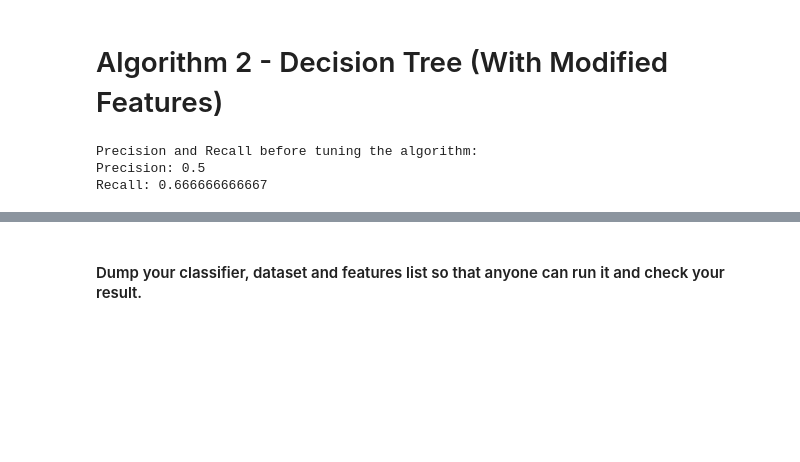
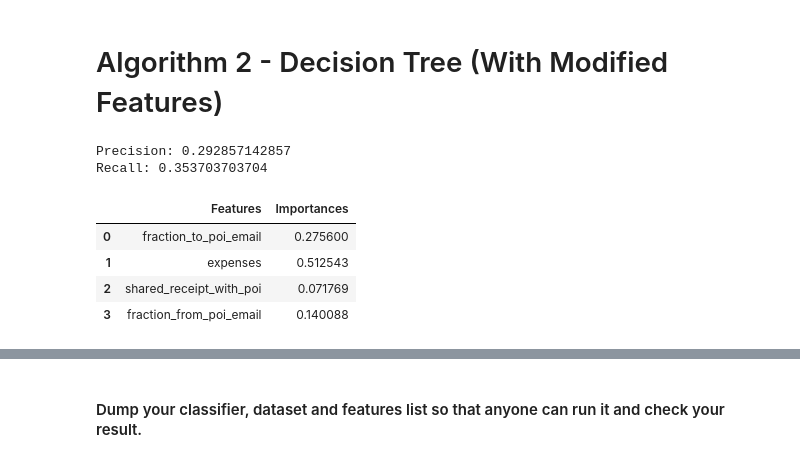
Before and after one commit to preetrajdeo/Enron-Email, a Jupyter notebook: FinalProject.ipynb, the cells around one changed output, grey strips where cells are left out. Cells and saved outputs as stored; diff of their text form; code cells hidden in the pictures; blank space fills up the shorter version.

```diff
--- a/FinalProject.ipynb
+++ b/FinalProject.ipynb
@@ -375,42 +361,50 @@ Feature Importances for the Variables I used:
 I did not have to do any scaling because I was using a Decision Tree and Decision Trees don’t require scaling usually.
 # %% [markdown]
 # Algorithm 2 - Decision Tree (With Modified Features)
-# %%
-##According to these results I pick the following features.
-features_list_rev = ['poi', 'fraction_to_poi_email',
-                     'expenses', 'shared_receipt_with_poi']
-##Now I deply the decision tree again for the new features.
-data_dt_rev = featureFormat(data_dict, features_list_rev)
-
-#Now its time to split the dataset into features and labels. The code below assumes that the first variable is the
-#label.
-
-labels, features = targetFeatureSplit(data_dt_rev)
-
-#Let's split the dataset into training and testing data
-from sklearn import cross_validation
-features_train, features_test, labels_train, labels_test = cross_validation.train_test_split(
-    features, labels, test_size=0.1, random_state=42)
-
-
-#Now let's deploy the decision tree and calculate the accuracy, precision and recall before
-#tuning the algorithm
-
-
-from sklearn.tree import DecisionTreeClassifier
-clf = DecisionTreeClassifier()
-clf.fit(features_train,labels_train)
-score = clf.score(features_test,labels_test)
-pred= clf.predict(features_test)
-print 'Precision and Recall before tuning the algorithm:'
-
-from sklearn.metrics import precision_score, recall_score
-print 'Precision:', precision_score(labels_test, pred)
-print 'Recall:', recall_score(labels_test, pred)
-# %% [output]
-Precision and Recall before tuning the algorithm:
-Precision: 0.5
-Recall: 0.666666666667
+# %%
+##According to these results I pick the following features.
+features_list = ['poi', 'fraction_to_poi_email',
+                     'expenses', 'shared_receipt_with_poi',
+                     'fraction_from_poi_email']
+data_dt = featureFormat(my_dataset, features_list)
+
+labels, features = targetFeatureSplit(data_dt)
+
+precision_all = []
+recall_all = []
+
+kf = KFold(len(data_dt))
+for train_indices, test_indices in kf:
+    features_train= [features[ii] for ii in train_indices]
+    features_test= [features[ii] for ii in test_indices]
+    labels_train=[labels[ii] for ii in train_indices]
+    labels_test=[labels[ii] for ii in test_indices]
+    clf = DecisionTreeClassifier()
+    clf.fit(features_train,labels_train)
+    pred = clf.predict(features_test)
+    precision_all.append(precision_score(labels_test,pred))
+    recall_all.append(recall_score(labels_test,pred))
+    importances = clf.feature_importances_
+
+
+print 'Precision:', np.average(precision_all)
+print 'Recall:', np.average(recall_all)
+
+
+import pandas as pd
+
+data_imp = pd.DataFrame(
+    {'Features': features_list[1:],
+     'Importances': importances})
+data_imp
+# %% [output]
+Precision: 0.292857142857
+Recall: 0.353703703704
+|  | Features | Importances |
+| 0 | fraction_to_poi_email | 0.275600 |
+| 1 | expenses | 0.512543 |
+| 2 | shared_receipt_with_poi | 0.071769 |
+| 3 | fraction_from_poi_email | 0.140088 |
 # %% [markdown]
 # Tuning An Algorithm
 
```
Also changed, not shown: parts of 27 cells of this notebook, 5 other files.
